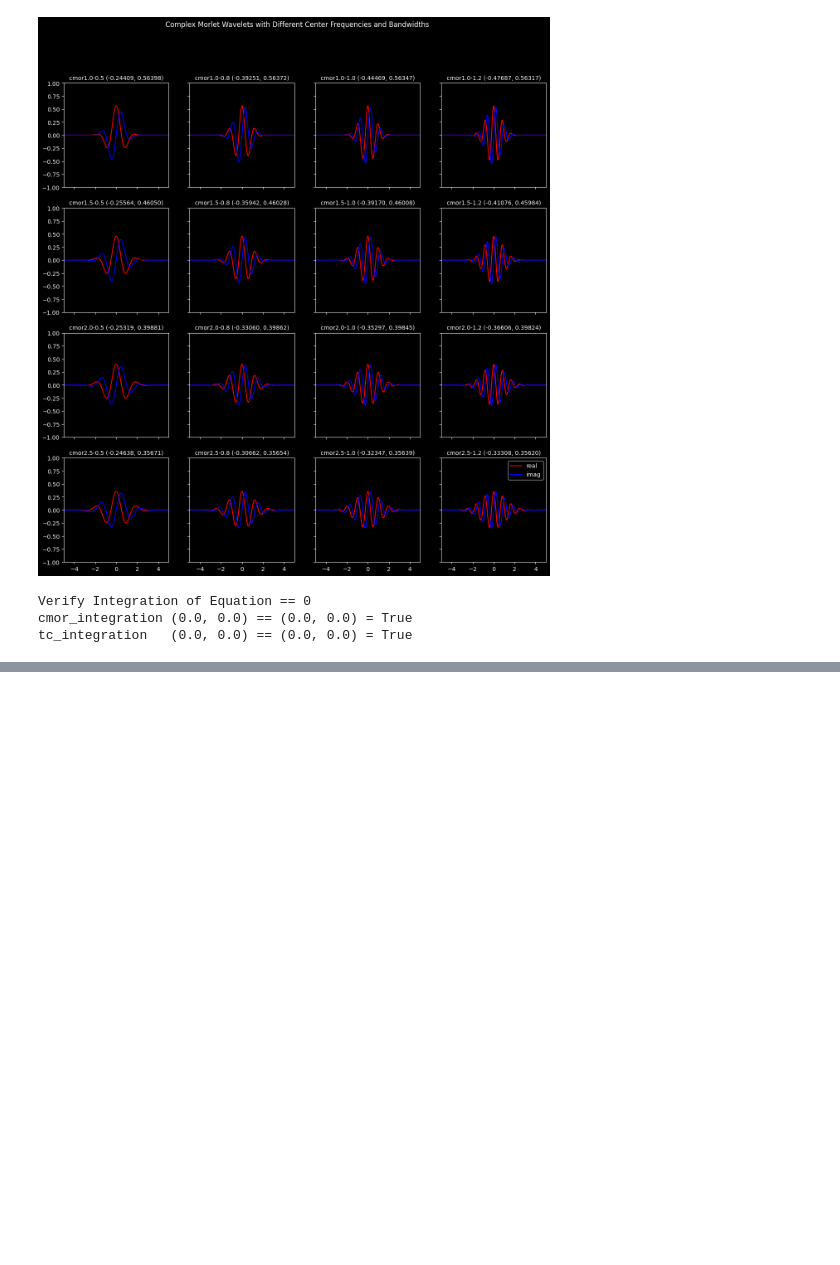
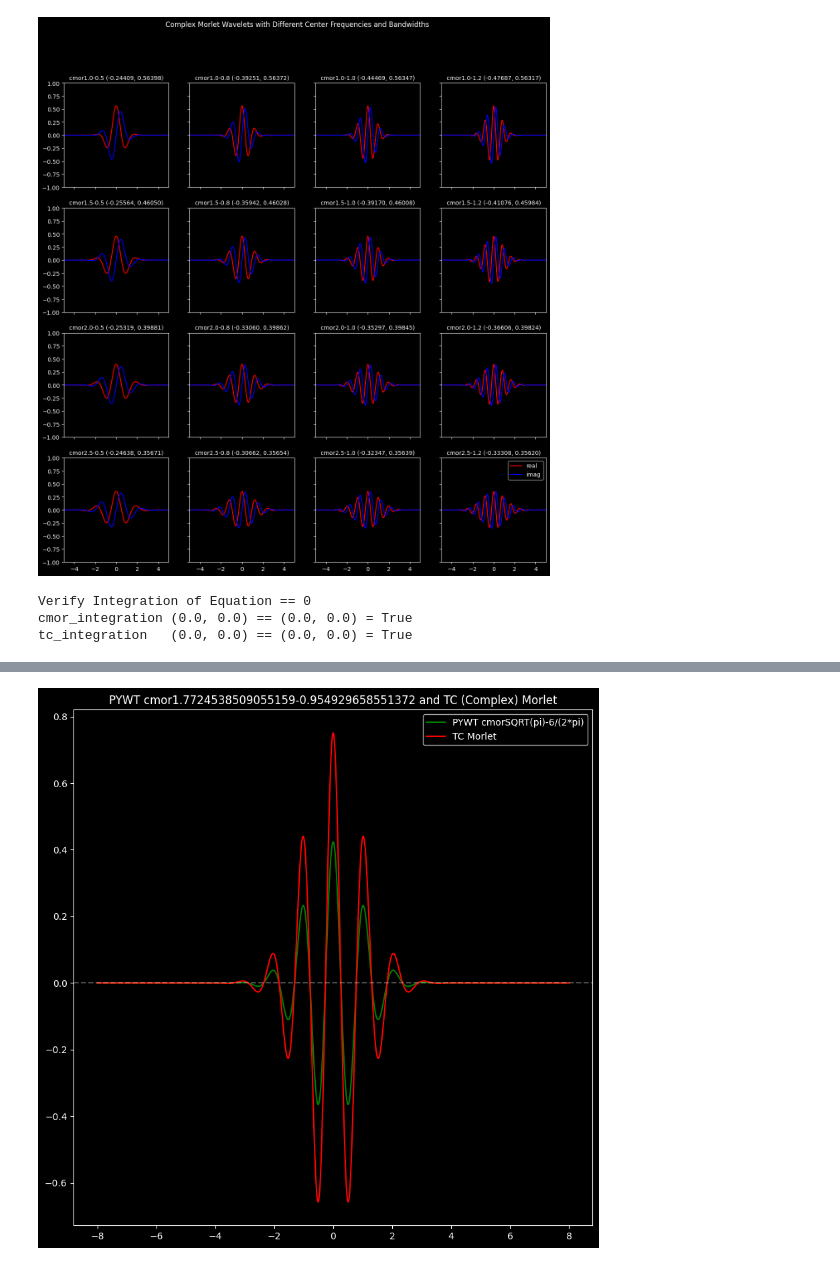
Before and after one commit to cyschneck/wavelet-tutorial, a Jupyter notebook: matching_scales.ipynb, the cells around one changed output, grey strips where cells are left out. Saved outputs shown, nothing was run; the diff lists cells and outputs as text; code cells hidden in the pictures; blank space fills up the shorter version.

```diff
--- a/matching_scales.ipynb
+++ b/matching_scales.ipynb
@@ -195,2 +196,12 @@ plt.show()
+# %%
+fig, ax = plt.subplots(figsize=(10, 10))
+ax.plot(x, np.real(psi_default), label="PYWT cmorSQRT(pi)-6/(2*pi)", c="green")
+ax.plot(x, np.real(tc_output), label="TC Morlet", c="red")
+plt.title(f"PYWT cmor{math.sqrt(math.pi)}-{6/(2*math.pi)} and TC (Complex) Morlet")
+ax.axhline(0, linestyle='--', alpha=0.3)
+ax.legend()
+plt.show()
+# %% [output]
+[figure, added]
 # %%
 fig, ax = plt.subplots(figsize=(10, 10))
```
Also changed, not shown: parts of 7 cells of this notebook, 3 other files.
